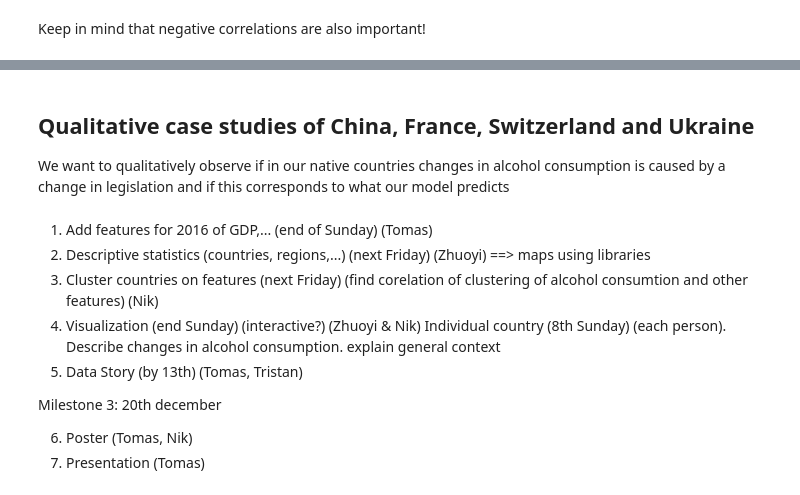
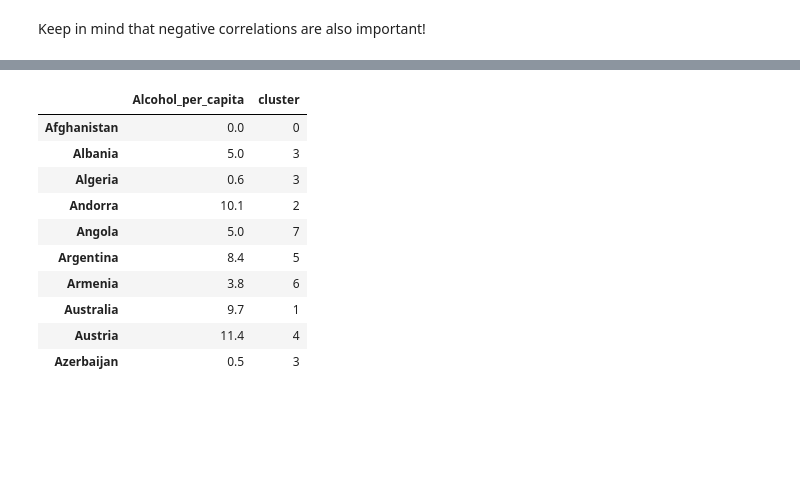
Before and after one commit to TomasTurner/Notorious_ADA_Projet_2019, a Jupyter notebook: src/weights and correlations for clustering.ipynb, the cells around one changed output, grey strips where cells are left out. Saved outputs shown, nothing was run; the diff lists cells and outputs as text; code cells hidden in the pictures; blank space fills up the shorter version.

```diff
--- a/src/weights and correlations for clustering.ipynb
+++ b/src/weights and correlations for clustering.ipynb
@@ -790,3 +827,4 @@ Keep in mind that negative correlations are also important!
 # %%
-kmeans = KMeans(n_clusters=8, init='k-means++', max_iter=1000, n_init=10, random_state=0)
-pred_y = kmeans.fit_predict(clustering_normalized_np[:,-1:])
+#clustering into 9 groups based on 11 selected features
+kmeans = KMeans(n_clusters=9, init='k-means++', max_iter=10000, n_init=10, random_state=0)
+pred_y = kmeans.fit_predict(clustering_normalized_np)
@@ -825,16 +831,18 @@ The number of samples for only one country is too small (less than 200), which d
-# %% [markdown]
-## Qualitative case studies of China, France, Switzerland and Ukraine
-
-We want to qualitatively observe if in our native countries changes in alcohol consumption is caused by a change in legislation and if this corresponds to what our model predicts
-# %% [markdown]
-1. Add features for 2016 of GDP,... (end of Sunday) (Tomas)
-2. Descriptive statistics (countries, regions,...) (next Friday) (Zhuoyi) ==> maps using libraries
-3. Cluster countries on features (next Friday) (find corelation of clustering of alcohol consumtion and other features) (Nik)
-4. Visualization  (end Sunday) (interactive?) (Zhuoyi & Nik)
-Individual country (8th Sunday) (each person). Describe changes in alcohol consumption. explain general context
-5. Data Story (by 13th) (Tomas, Tristan)
-
-Milestone 3: 20th december
-
-6. Poster (Tomas, Nik)
-7. Presentation (Tomas)
+# %%
+#preparing df for visualization
+clustering_normalized_df["cluster"] = pred_y
+clustering_df = clustering_normalized_df[["Alcohol_per_capita", "cluster"]]
+# %%
+clustering_df.head(10)
+# %% [output]
+|  | Alcohol_per_capita | cluster |
+| Afghanistan | 0.0 | 0 |
+| Albania | 5.0 | 3 |
+| Algeria | 0.6 | 3 |
+| Andorra | 10.1 | 2 |
+| Angola | 5.0 | 7 |
+| Argentina | 8.4 | 5 |
+| Armenia | 3.8 | 6 |
+| Australia | 9.7 | 1 |
+| Austria | 11.4 | 4 |
+| Azerbaijan | 0.5 | 3 |
```
Also changed, not shown: parts of 15 cells of this notebook.
